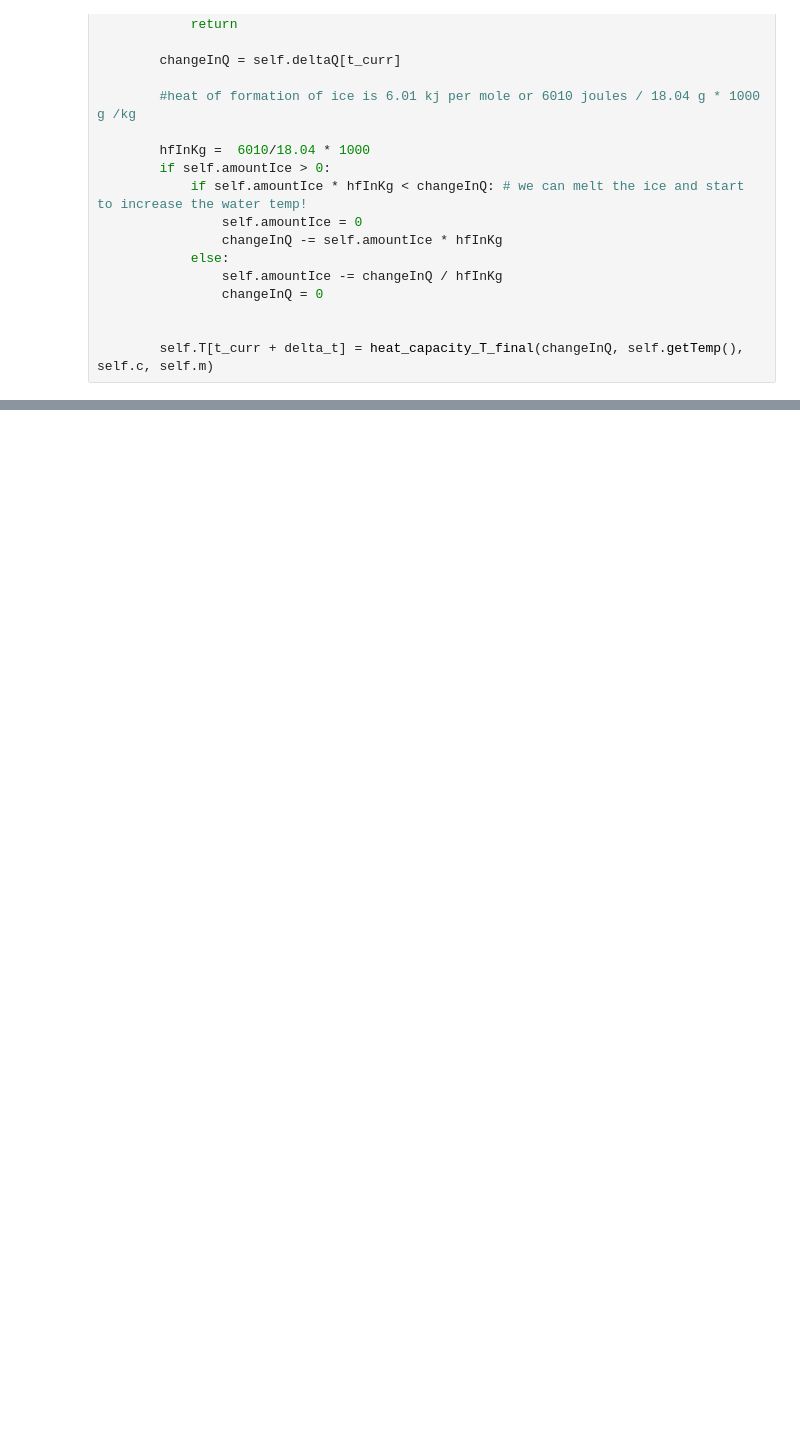
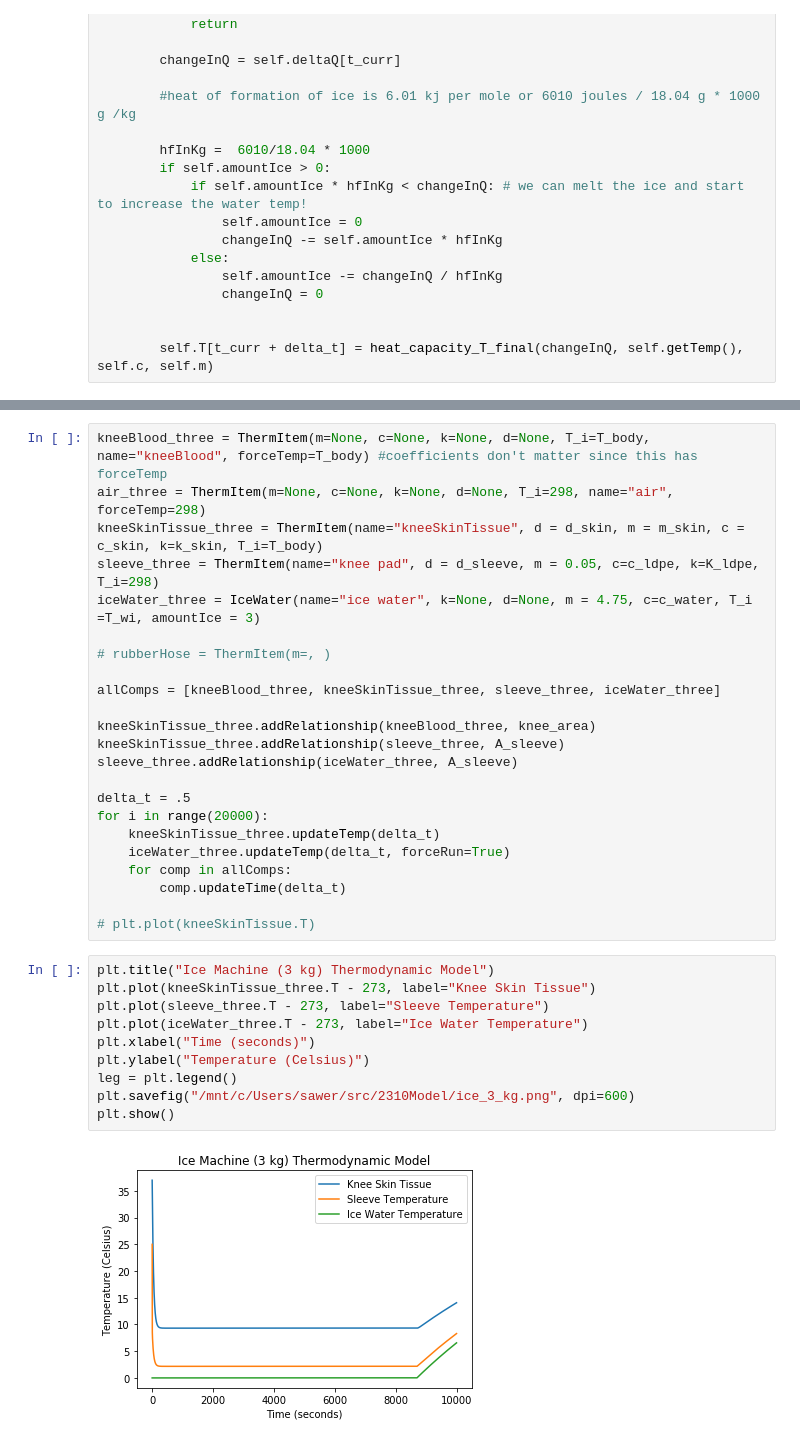
Before and after one commit to Saqibm128/Cryotherapy-Knee-Pad-Simulation, a Jupyter notebook: Iceman Thermal Engineering Analysis.ipynb, the cells around one changed output, grey strips where cells are left out. Drawn from its saved outputs; the diff is of its cells as text; blank space fills up the shorter version.

```diff
--- a/Iceman Thermal Engineering Analysis.ipynb
+++ b/Iceman Thermal Engineering Analysis.ipynb
@@ -293,0 +319,35 @@ plt.show()
+# %%
+kneeBlood_three = ThermItem(m=None, c=None, k=None, d=None, T_i=T_body, name="kneeBlood", forceTemp=T_body) #coefficients don't matter since this has forceTemp
+air_three = ThermItem(m=None, c=None, k=None, d=None, T_i=298, name="air", forceTemp=298)
+kneeSkinTissue_three = ThermItem(name="kneeSkinTissue", d = d_skin, m = m_skin, c = c_skin, k=k_skin, T_i=T_body)
+sleeve_three = ThermItem(name="knee pad", d = d_sleeve, m = 0.05, c=c_ldpe, k=K_ldpe, T_i=298)
+iceWater_three = IceWater(name="ice water", k=None, d=None, m = 4.75, c=c_water, T_i =T_wi, amountIce = 3)
+
+# rubberHose = ThermItem(m=, )
+
+allComps = [kneeBlood_three, kneeSkinTissue_three, sleeve_three, iceWater_three]
+
+kneeSkinTissue_three.addRelationship(kneeBlood_three, knee_area)
+kneeSkinTissue_three.addRelationship(sleeve_three, A_sleeve)
+sleeve_three.addRelationship(iceWater_three, A_sleeve)
+
+delta_t = .5
+for i in range(20000):
+    kneeSkinTissue_three.updateTemp(delta_t)
+    iceWater_three.updateTemp(delta_t, forceRun=True)
+    for comp in allComps:
+        comp.updateTime(delta_t)
+
+# plt.plot(kneeSkinTissue.T)
+# %%
+plt.title("Ice Machine (3 kg) Thermodynamic Model")
+plt.plot(kneeSkinTissue_three.T - 273, label="Knee Skin Tissue")
+plt.plot(sleeve_three.T - 273, label="Sleeve Temperature")
+plt.plot(iceWater_three.T - 273, label="Ice Water Temperature")
+plt.xlabel("Time (seconds)")
+plt.ylabel("Temperature (Celsius)")
+leg = plt.legend()
+plt.savefig("/mnt/c/Users/sawer/src/2310Model/ice_3_kg.png", dpi=600)
+plt.show()
+# %% [output]
+[figure, added]
```
Also changed, not shown: parts of 8 cells of this notebook, 4 other files.
